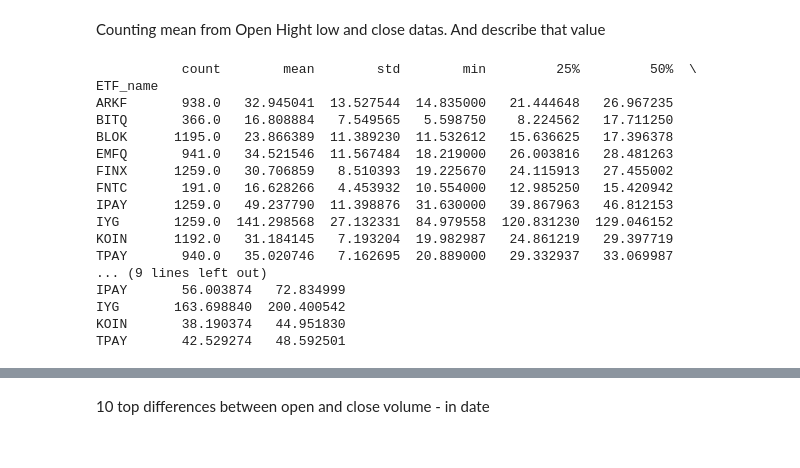
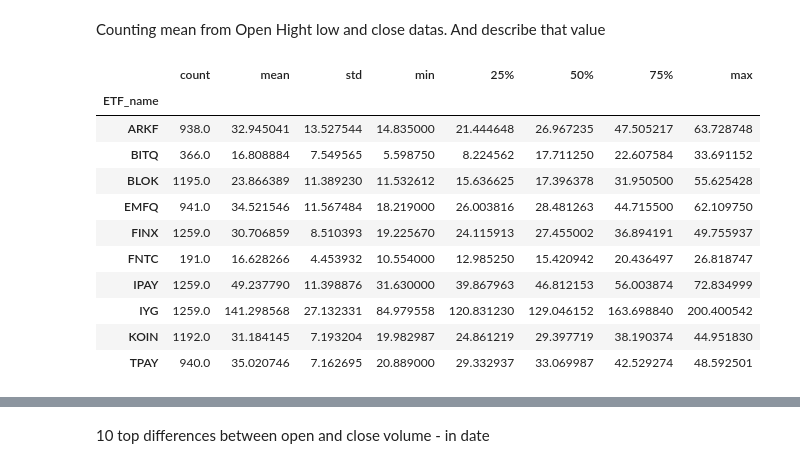
Before and after one commit to DanielSadowski91/ETF_Analisys, a Jupyter notebook: etf_information.ipynb, the cells around one changed output, grey strips where cells are left out. Drawn from its saved outputs; the diff is of its cells as text; code cells hidden in the pictures.

```diff
--- a/etf_information.ipynb
+++ b/etf_information.ipynb
@@ -57,27 +52,22 @@ Counting mean from Open Hight low and close datas. And describe that value
 # %%
 #count mean from columns: Open, High, Low, Close and describe that
 
 mean_by_etf = pd.DataFrame()
 etf['mean'] = etf.loc[:, 'Open':'Close'].mean(axis=1)
-print(etf.groupby("ETF_name")['mean'].describe())
+etf.groupby("ETF_name")['mean'].describe()
 # %% [output]
-           count        mean        std        min         25%         50%  \
-ETF_name
-ARKF       938.0   32.945041  13.527544  14.835000   21.444648   26.967235
-BITQ       366.0   16.808884   7.549565   5.598750    8.224562   17.711250
-BLOK      1195.0   23.866389  11.389230  11.532612   15.636625   17.396378
-EMFQ       941.0   34.521546  11.567484  18.219000   26.003816   28.481263
-FINX      1259.0   30.706859   8.510393  19.225670   24.115913   27.455002
-FNTC       191.0   16.628266   4.453932  10.554000   12.985250   15.420942
-IPAY      1259.0   49.237790  11.398876  31.630000   39.867963   46.812153
-IYG       1259.0  141.298568  27.132331  84.979558  120.831230  129.046152
-KOIN      1192.0   31.184145   7.193204  19.982987   24.861219   29.397719
-TPAY       940.0   35.020746   7.162695  20.889000   29.332937   33.069987
-... (9 lines left out)
-IPAY       56.003874   72.834999
-IYG       163.698840  200.400542
-KOIN       38.190374   44.951830
-TPAY       42.529274   48.592501
+|  | count | mean | std | min | 25% | 50% | 75% | max |
+| ETF_name |  |  |  |  |  |  |  |  |
+| ARKF | 938.0 | 32.945041 | 13.527544 | 14.835000 | 21.444648 | 26.967235 | 47.505217 | 63.728748 |
+| BITQ | 366.0 | 16.808884 | 7.549565 | 5.598750 | 8.224562 | 17.711250 | 22.607584 | 33.691152 |
+| BLOK | 1195.0 | 23.866389 | 11.389230 | 11.532612 | 15.636625 | 17.396378 | 31.950500 | 55.625428 |
+| EMFQ | 941.0 | 34.521546 | 11.567484 | 18.219000 | 26.003816 | 28.481263 | 44.715500 | 62.109750 |
+| FINX | 1259.0 | 30.706859 | 8.510393 | 19.225670 | 24.115913 | 27.455002 | 36.894191 | 49.755937 |
+| FNTC | 191.0 | 16.628266 | 4.453932 | 10.554000 | 12.985250 | 15.420942 | 20.436497 | 26.818747 |
+| IPAY | 1259.0 | 49.237790 | 11.398876 | 31.630000 | 39.867963 | 46.812153 | 56.003874 | 72.834999 |
+| IYG | 1259.0 | 141.298568 | 27.132331 | 84.979558 | 120.831230 | 129.046152 | 163.698840 | 200.400542 |
+| KOIN | 1192.0 | 31.184145 | 7.193204 | 19.982987 | 24.861219 | 29.397719 | 38.190374 | 44.951830 |
+| TPAY | 940.0 | 35.020746 | 7.162695 | 20.889000 | 29.332937 | 33.069987 | 42.529274 | 48.592501 |
 # %%
 # plot
 COLORS = ('orange','green', 'blue', 'red', 'yellow', 'brown', 'darkgreen', 'darkblue')
```
Also changed, not shown: parts of 3 cells of this notebook.
